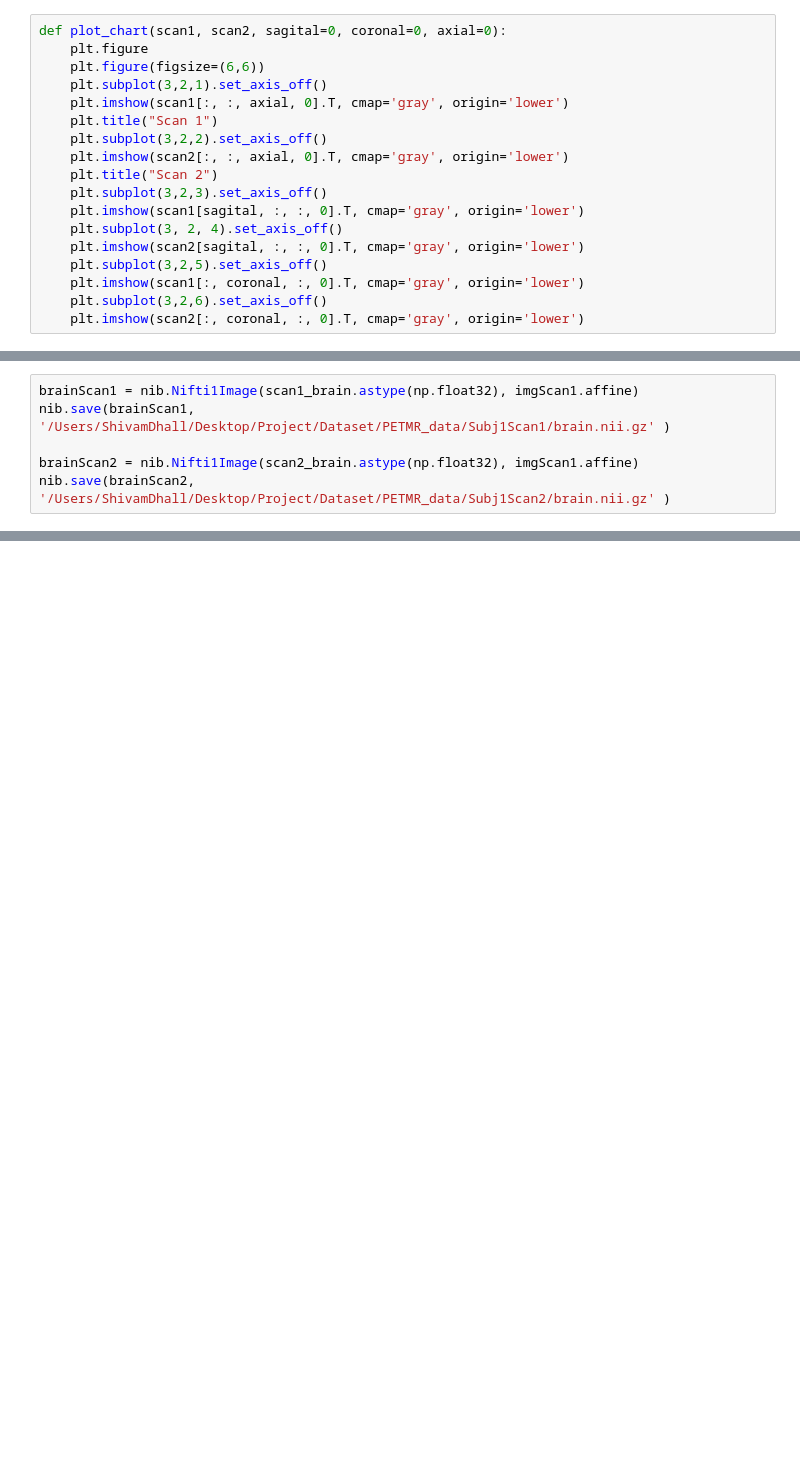
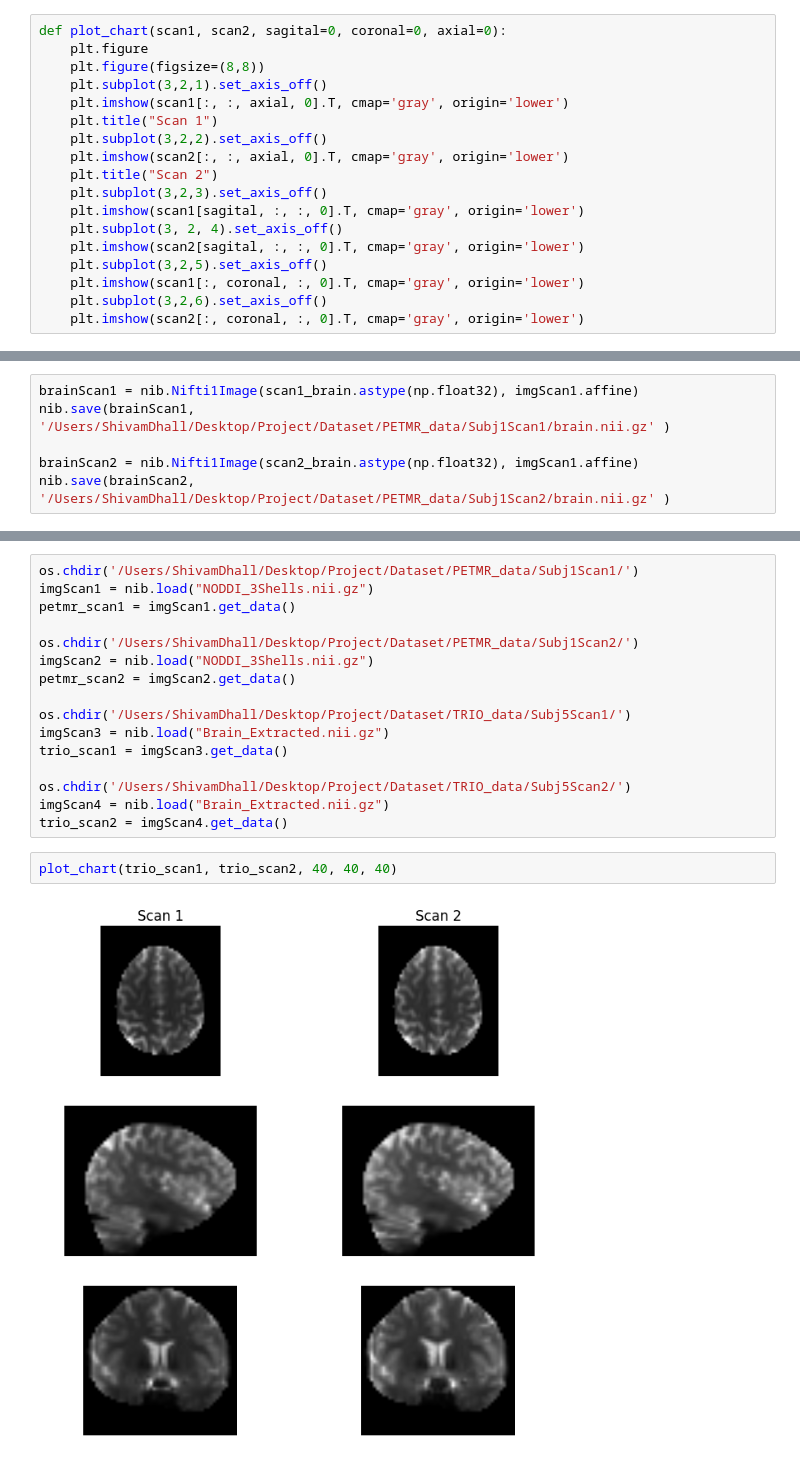
Before and after one commit to shivamdhall/MRIDataHarmonisation, a Jupyter notebook: Development/Affine_Registration.ipynb, the cells around one changed output, grey strips where cells are left out. Saved outputs shown, nothing was run; the diff lists cells and outputs as text; blank space fills up the shorter version.

```diff
--- a/Development/Affine_Registration.ipynb
+++ b/Development/Affine_Registration.ipynb
@@ -27,7 +27,7 @@ from dipy.align.transforms import (TranslationTransform3D,
 # %%
 def plot_chart(scan1, scan2, sagital=0, coronal=0, axial=0):
     plt.figure
-    plt.figure(figsize=(6,6))
+    plt.figure(figsize=(8,8))
     plt.subplot(3,2,1).set_axis_off()
     plt.imshow(scan1[:, :, axial, 0].T, cmap='gray', origin='lower')
     plt.title("Scan 1")
@@ -203,0 +287,20 @@ nib.save(brainScan2, '/Users/ShivamDhall/Desktop/Project/Dataset/PETMR_data/Subj
+# %%
+os.chdir('/Users/ShivamDhall/Desktop/Project/Dataset/PETMR_data/Subj1Scan1/')
+imgScan1 = nib.load("NODDI_3Shells.nii.gz")
+petmr_scan1 = imgScan1.get_data()
+
+os.chdir('/Users/ShivamDhall/Desktop/Project/Dataset/PETMR_data/Subj1Scan2/')
+imgScan2 = nib.load("NODDI_3Shells.nii.gz")
+petmr_scan2 = imgScan2.get_data()
+
+os.chdir('/Users/ShivamDhall/Desktop/Project/Dataset/TRIO_data/Subj5Scan1/')
+imgScan3 = nib.load("Brain_Extracted.nii.gz")
+trio_scan1 = imgScan3.get_data()
+
+os.chdir('/Users/ShivamDhall/Desktop/Project/Dataset/TRIO_data/Subj5Scan2/')
+imgScan4 = nib.load("Brain_Extracted.nii.gz")
+trio_scan2 = imgScan4.get_data()
+# %%
+plot_chart(trio_scan1, trio_scan2, 40, 40, 40)
+# %% [output]
+[figure, added]
```
Also changed, not shown: parts of 17 cells of this notebook.
